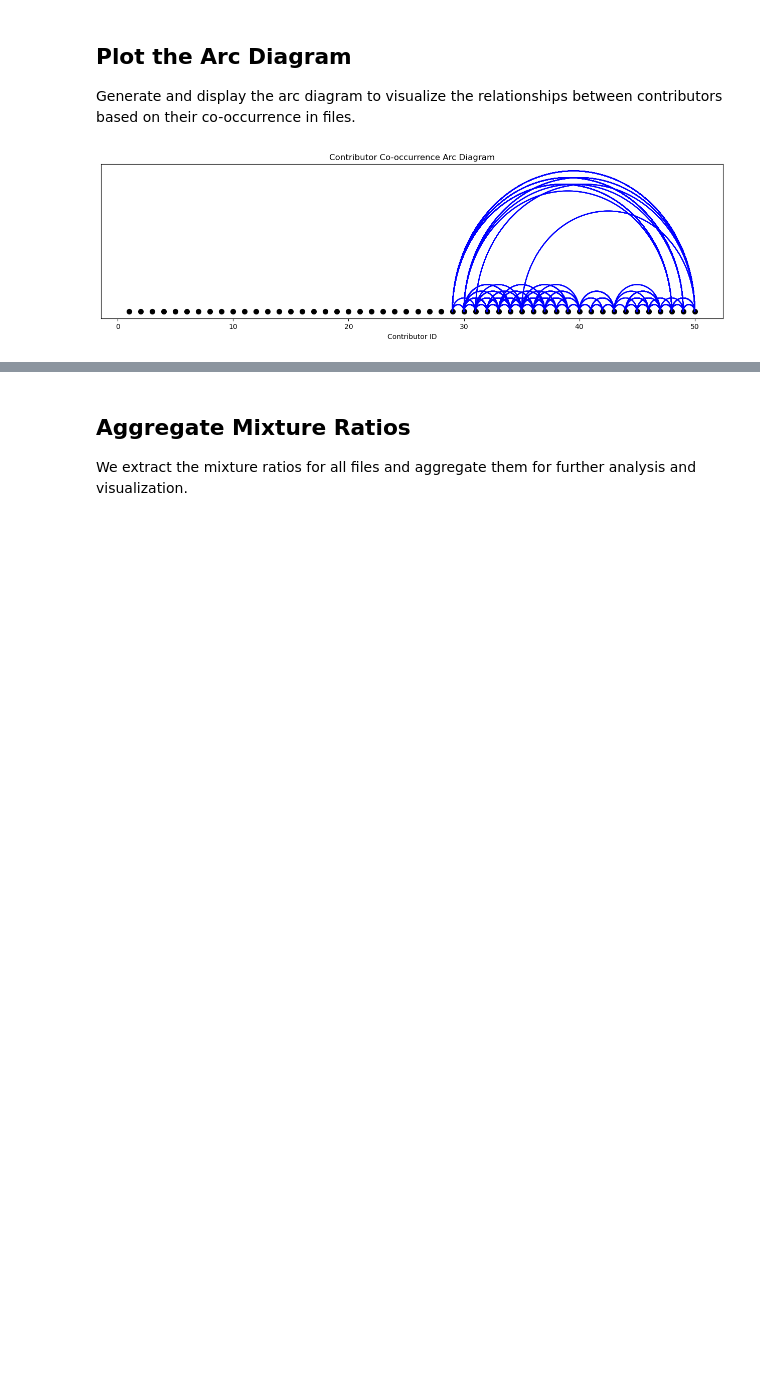
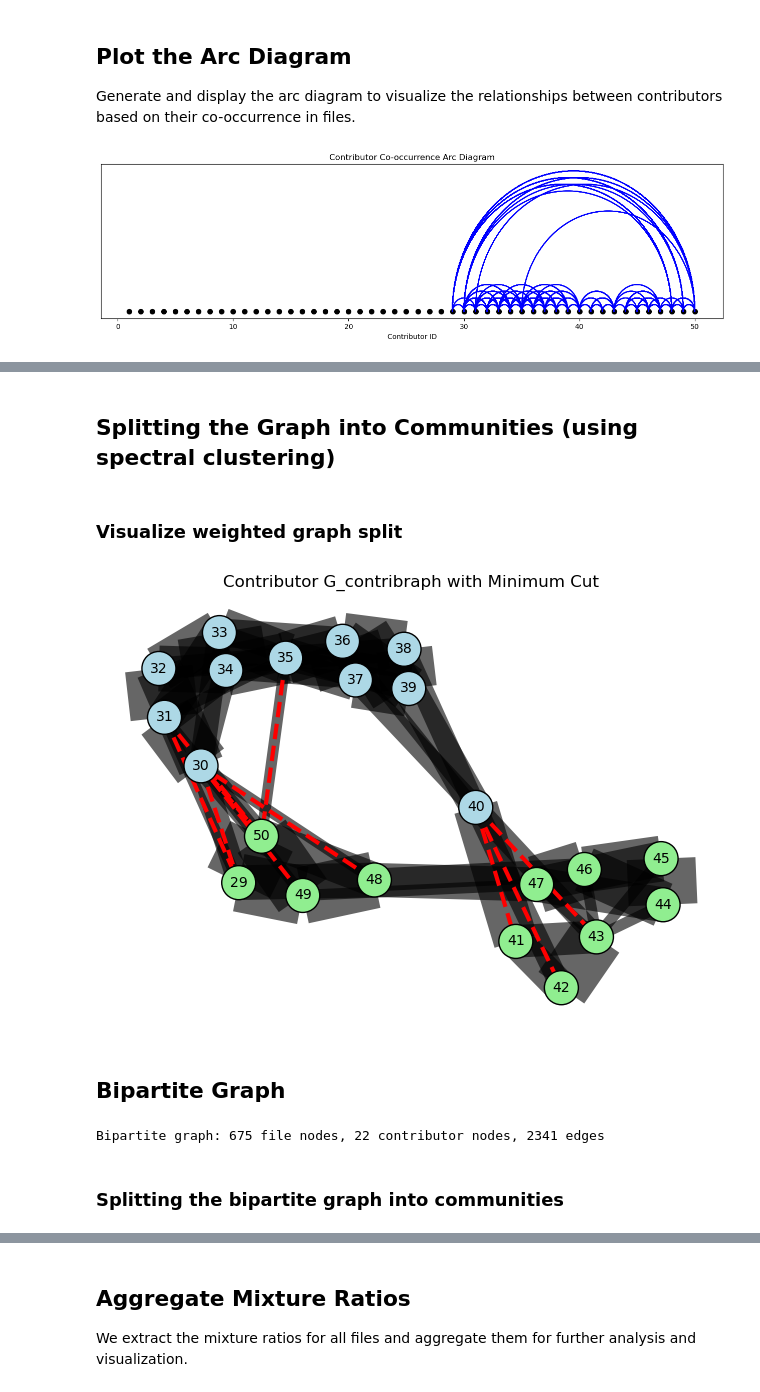
Before and after one commit to amar-mesic/DNANet, a Jupyter notebook: notebooks/visualize_provedit_contributor_mix.ipynb, the cells around one changed output, grey strips where cells are left out. Saved outputs shown, nothing was run; the diff lists cells and outputs as text; code cells hidden in the pictures; blank space fills up the shorter version.

```diff
--- a/notebooks/visualize_provedit_contributor_mix.ipynb
+++ b/notebooks/visualize_provedit_contributor_mix.ipynb
@@ -105,0 +132,2 @@ plot_arc_diagram(pairs)
+# %% [markdown]
+## Splitting the Graph into Communities (using spectral clustering)
@@ -105,0 +185,63 @@ plot_arc_diagram(pairs)
+# %% [markdown]
+### Visualize weighted graph split
+# %%
+pos = nx.spring_layout(G_contrib, seed=42)  # Layout positions (force-directed)
+
+# part_a = partitions[0]
+# part_b = partitions[1]
+part_a = set(part0)
+part_b = set(part1)
+
+# Color nodes by partition
+node_colors = []
+for node in G_contrib.nodes():
+    if node in part_a:
+        node_colors.append("lightblue")
+    else:
+        node_colors.append("lightgreen")
+
+# Draw edges (thickness proportional to weight)
+edge_weights = [G_contrib[u][v]['weight'] for u, v in G_contrib.edges()]
+nx.draw_networkx_edges(G_contrib, pos, width=[w * 0.5 for w in edge_weights], alpha=0.6)
+
+# Draw nodes
+nx.draw_networkx_nodes(G_contrib, pos, node_color=node_colors, node_size=600, edgecolors='k')
+nx.draw_networkx_labels(G_contrib, pos, font_size=10)
+
+# Optional: Highlight cut edges (between partitions)
+cut_edges = [(u, v) for u, v in G_contrib.edges() if (u in part_a and v in part_b) or (v in part_a and u in part_b)]
+nx.draw_networkx_edges(G_contrib, pos, edgelist=cut_edges, width=3, edge_color="red", style='dashed')
+
+plt.title("Contributor G_contribraph with Minimum Cut")
+plt.axis("off")
+plt.tight_layout()
+plt.show()
+# %% [output]
+[figure, added]
+# %% [markdown]
+## Bipartite Graph
+# %%
+# 2. Bipartite graph: files <-> contributors
+B = nx.Graph()
+file_nodes = []
+contrib_nodes = set()
+
+for f in mixture_samples:
+    file_id = f.name  # or use f.path if you want full path
+    file_nodes.append(file_id)
+    contribs = ProvedItFileCategorizer.extract_contributor_ids(f.name)
+    for c in contribs:
+        B.add_edge(file_id, c)
+        contrib_nodes.add(c)
+
+# Mark node attributes for bipartite sets
+for f in file_nodes:
+    B.nodes[f]['bipartite'] = 0  # files
+for c in contrib_nodes:
+    B.nodes[c]['bipartite'] = 1  # contributors
+
+print(f"Bipartite graph: {len(file_nodes)} file nodes, {len(contrib_nodes)} contributor nodes, {B.number_of_edges()} edges")
+# %% [output]
+Bipartite graph: 675 file nodes, 22 contributor nodes, 2341 edges
+# %% [markdown]
+### Splitting the bipartite graph into communities
```
Also changed, not shown: parts of 26 cells of this notebook, 9 other files.
